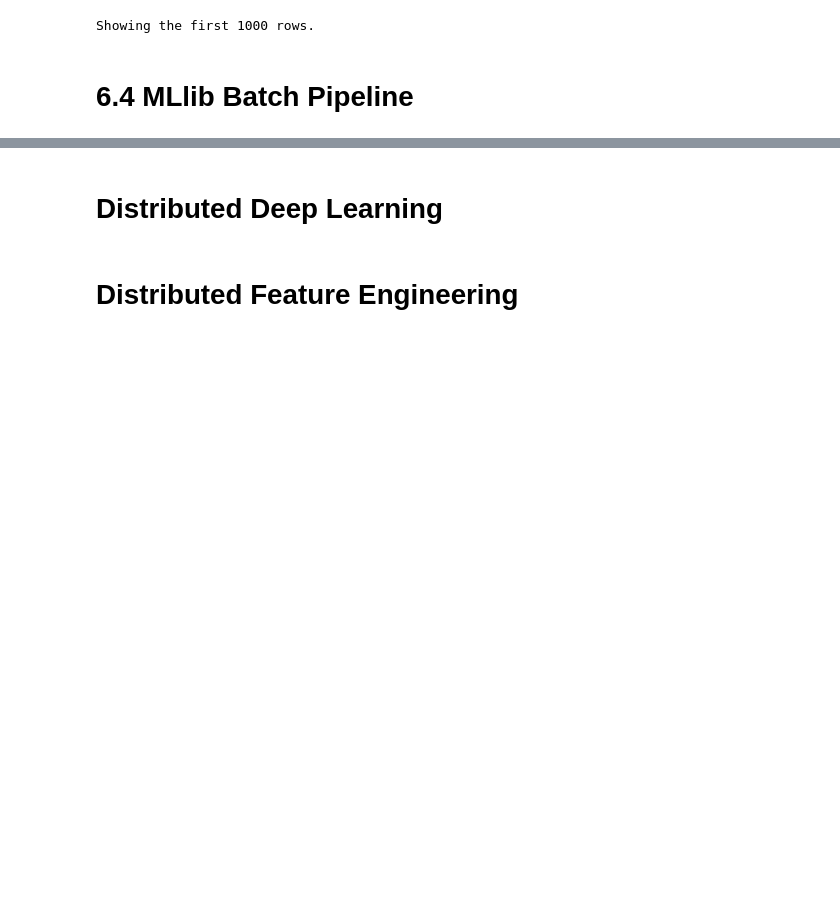
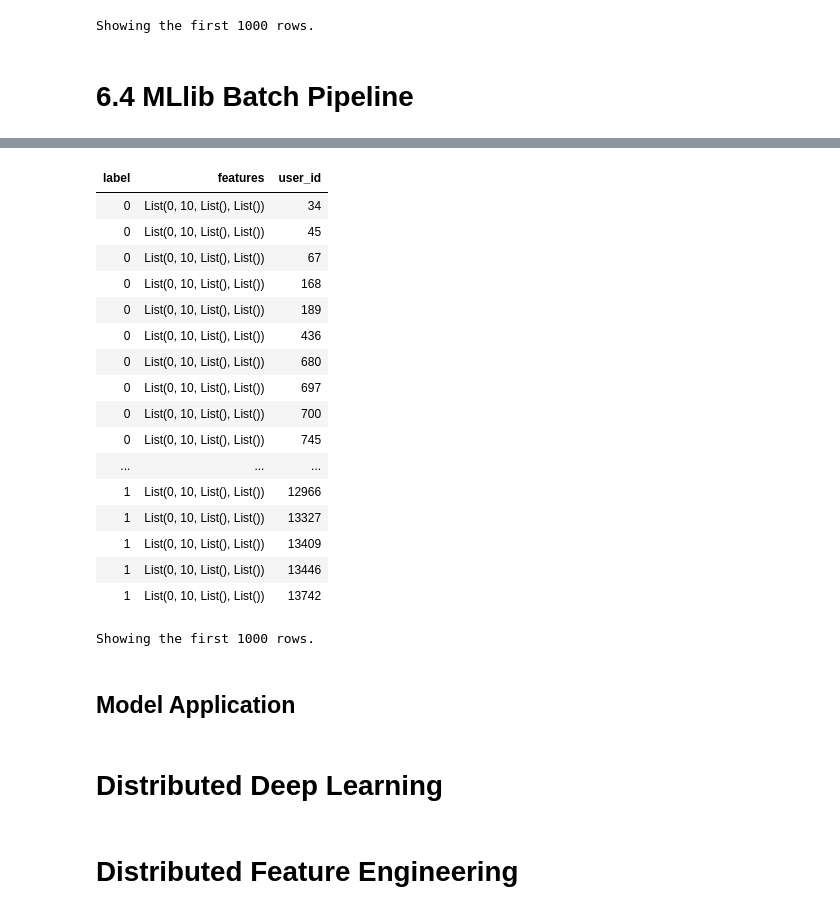
Before and after one commit to bgweber/DS_Production, a Jupyter notebook: source/DSP_CH06_PySpark_For_Batch_Pipelines.ipynb, the cells around one changed output, grey strips where cells are left out. Cells and saved outputs as stored; diff of their text form; code cells hidden in the pictures; blank space fills up the shorter version.

```diff
--- a/source/DSP_CH06_PySpark_For_Batch_Pipelines.ipynb
+++ b/source/DSP_CH06_PySpark_For_Batch_Pipelines.ipynb
@@ -486,0 +514,4 @@ print("Test " + str(testDF.count()))
+# %%
+train_df, test_df = games_df.randomSplit(weights=[0.8, 0.2], seed=42)
+print("Train", train_df.count())
+print("Test", test_df.count())
@@ -487,15 +526,41 @@ print("Test " + str(testDF.count()))
 # %%
 from pyspark.ml.feature import VectorAssembler
 
 # create a vector representation
 assembler = VectorAssembler(
-        inputCols= trainDF.schema.names[0:10],
-        outputCol="features" )
+  inputCols=train_df.schema.names[:10],
+  outputCol="features"
+)
 
-trainVec = assembler.transform(trainDF).select('label', 'features')
-testVec = assembler.transform(testDF).select('label', 'features', 'user_id')
+train_vec = (assembler
+             .transform(train_df)
+             .select('label', 'features'))
+test_vec = (assembler
+            .transform(test_df)
+            .select('label', 'features', 'user_id'))
 
-display(testVec)
+display(test_vec)
+# %% [output]
+| label | features | user_id |
+| 0 | List(0, 10, List(), List()) | 34 |
+| 0 | List(0, 10, List(), List()) | 45 |
+| 0 | List(0, 10, List(), List()) | 67 |
+| 0 | List(0, 10, List(), List()) | 168 |
+| 0 | List(0, 10, List(), List()) | 189 |
+| 0 | List(0, 10, List(), List()) | 436 |
+| 0 | List(0, 10, List(), List()) | 680 |
+| 0 | List(0, 10, List(), List()) | 697 |
+| 0 | List(0, 10, List(), List()) | 700 |
+| 0 | List(0, 10, List(), List()) | 745 |
+| ... | ... | ... |
+| 1 | List(0, 10, List(), List()) | 12966 |
+| 1 | List(0, 10, List(), List()) | 13327 |
+| 1 | List(0, 10, List(), List()) | 13409 |
+| 1 | List(0, 10, List(), List()) | 13446 |
+| 1 | List(0, 10, List(), List()) | 13742 |
+Showing the first 1000 rows.
+# %% [markdown]
+## Model Application
 # %%
 from pyspark.ml.classification import LogisticRegression
 
```
Also changed, not shown: parts of 5 cells of this notebook.
